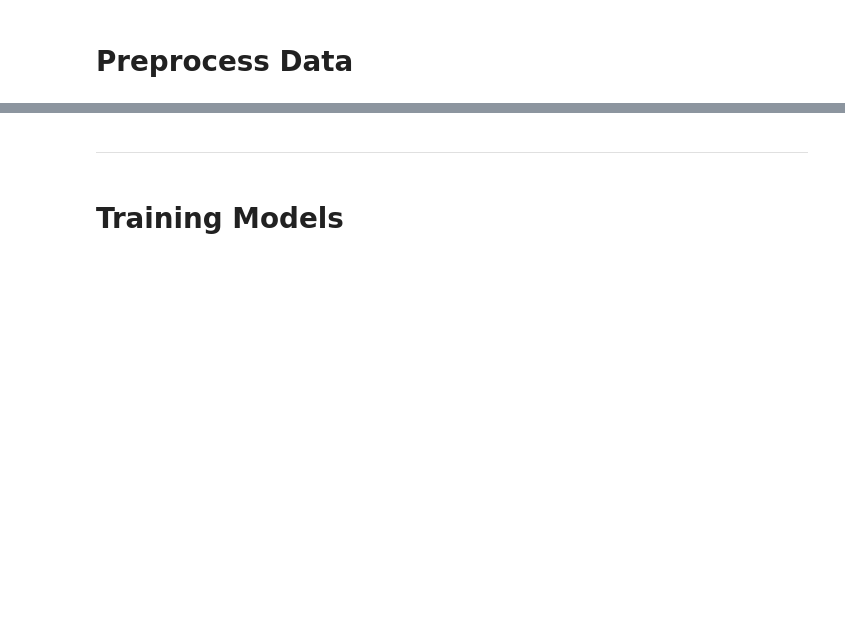
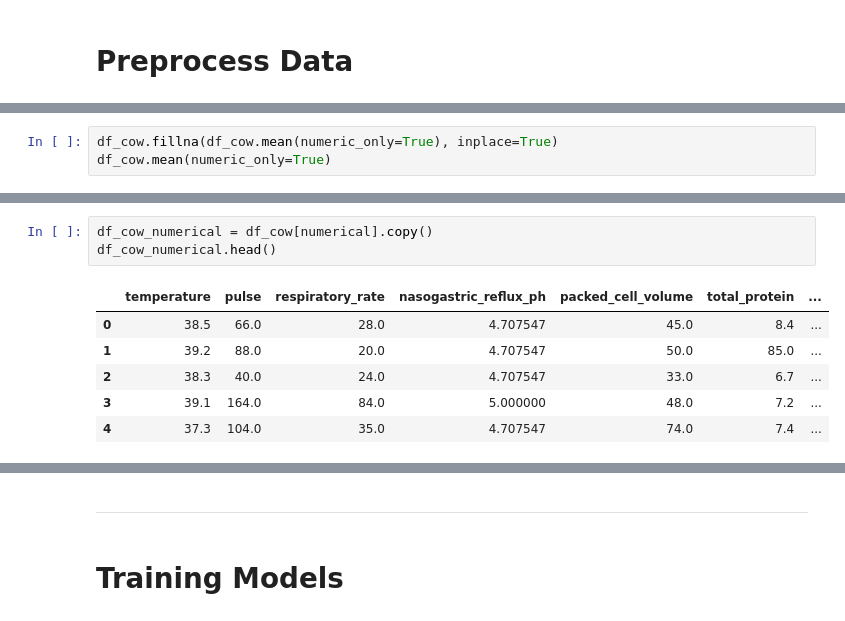
Before and after one commit to thewro11/cs462-cow-status-classification, a Jupyter notebook: model.ipynb, the cells around one changed output, grey strips where cells are left out. Cells and saved outputs as stored; diff of their text form; blank space fills up the shorter version.

```diff
--- a/model.ipynb
+++ b/model.ipynb
@@ -129,0 +164,3 @@ y = df_y.values
+# %%
+df_cow.fillna(df_cow.mean(numeric_only=True), inplace=True)
+df_cow.mean(numeric_only=True)
@@ -129,0 +176,10 @@ y = df_y.values
+# %%
+df_cow_numerical = df_cow[numerical].copy()
+df_cow_numerical.head()
+# %% [output]
+|  | temperature | pulse | respiratory_rate | nasogastric_reflux_ph | packed_cell_volume | total_protein | ... |
+| 0 | 38.5 | 66.0 | 28.0 | 4.707547 | 45.0 | 8.4 | ... |
+| 1 | 39.2 | 88.0 | 20.0 | 4.707547 | 50.0 | 85.0 | ... |
+| 2 | 38.3 | 40.0 | 24.0 | 4.707547 | 33.0 | 6.7 | ... |
+| 3 | 39.1 | 164.0 | 84.0 | 5.000000 | 48.0 | 7.2 | ... |
+| 4 | 37.3 | 104.0 | 35.0 | 4.707547 | 74.0 | 7.4 | ... |
```
Also changed, not shown: parts of 53 cells of this notebook, 1 other file.
